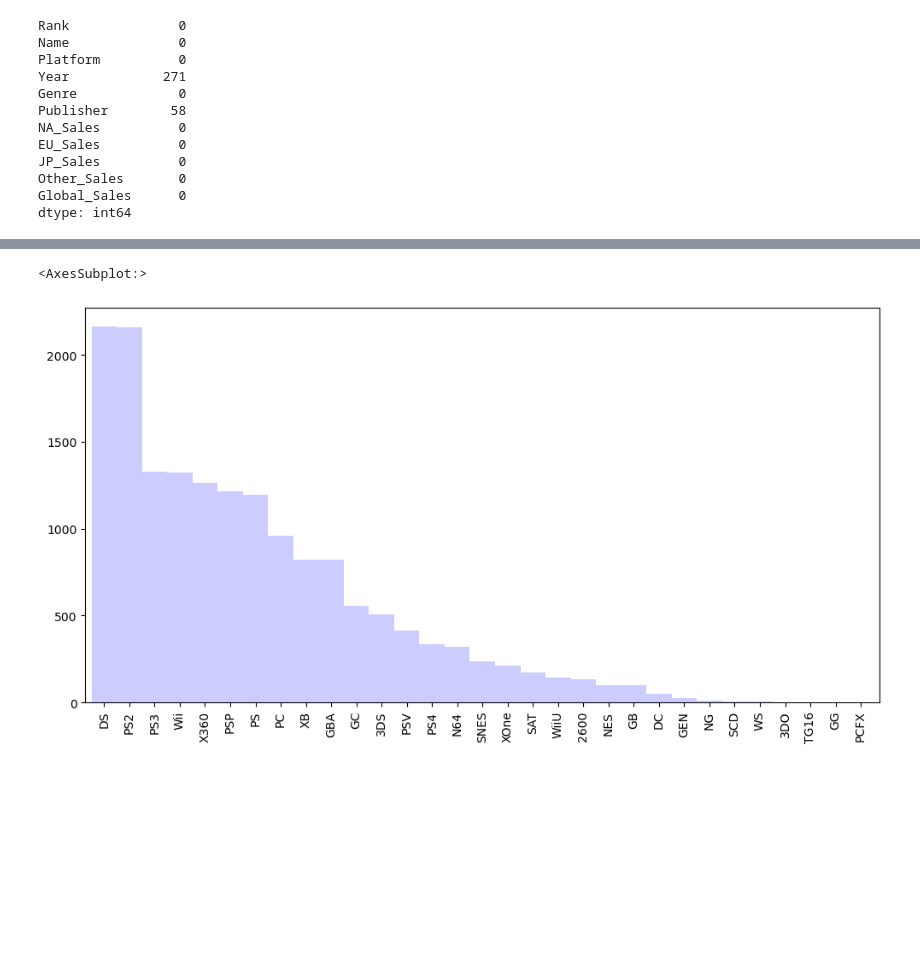
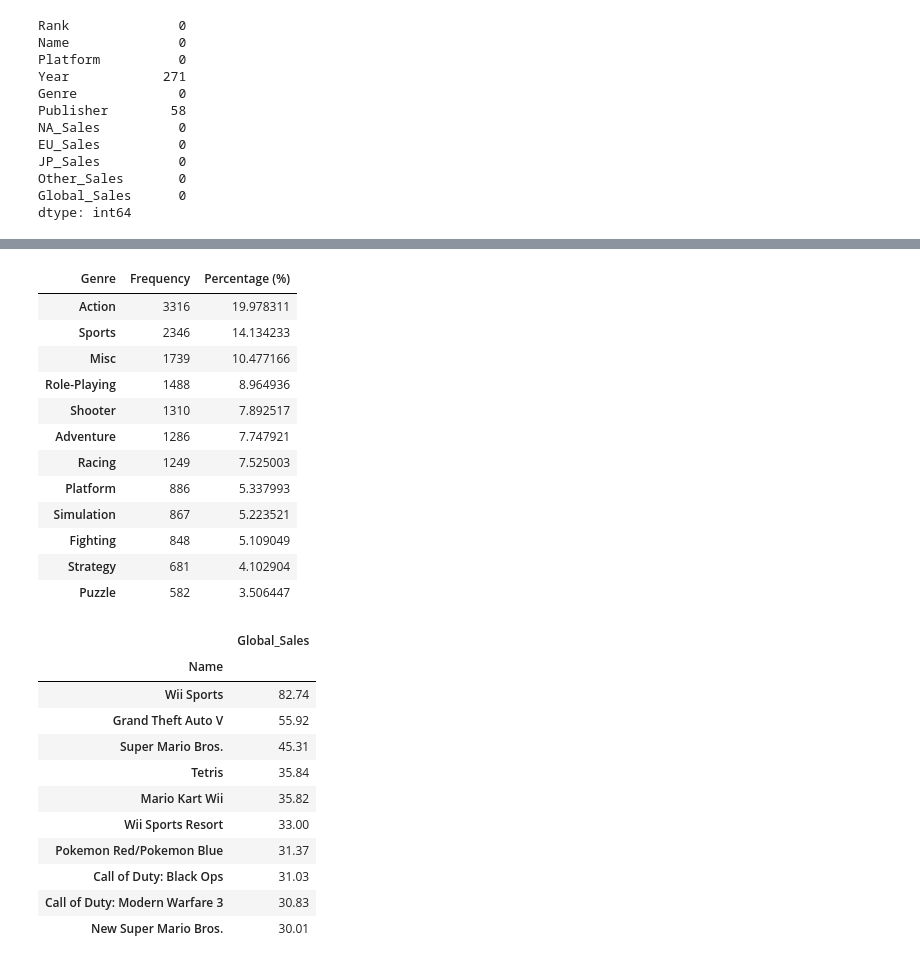
Before and after one commit to DavidCumaru/VideoGameSales, a Jupyter notebook: Video Game Sales.ipynb, the cells around one changed output, grey strips where cells are left out. Drawn from its saved outputs; the diff is of its cells as text; code cells hidden in the pictures; blank space fills up the shorter version.

```diff
--- a/Video Game Sales.ipynb
+++ b/Video Game Sales.ipynb
@@ -178,8 +198,40 @@ dist_freq_qualitativas
 | TG16 | 2 | 0.012050 |
 | GG | 1 | 0.006025 |
 | PCFX | 1 | 0.006025 |
-# %%
-dist_freq_qualitativas['Frequência'].plot.bar(width= 1, color = 'blue', alpha = 0.2, figsize=(12, 6))
-# %% [output]
-<AxesSubplot:>
-[figure, removed]
+# %%
+genre_freq = df['Genre'].value_counts()
+genre_percent = df['Genre'].value_counts(normalize = True) * 100
+freq_dist_genre = pd.DataFrame({'Frequency': genre_freq, 'Percentage (%)': genre_percent})
+freq_dist_genre.rename_axis('Genre', axis= 'columns', inplace = True)
+freq_dist_genre
+# %% [output]
+| Genre | Frequency | Percentage (%) |
+| Action | 3316 | 19.978311 |
+| Sports | 2346 | 14.134233 |
+| Misc | 1739 | 10.477166 |
+| Role-Playing | 1488 | 8.964936 |
+| Shooter | 1310 | 7.892517 |
+| Adventure | 1286 | 7.747921 |
+| Racing | 1249 | 7.525003 |
+| Platform | 886 | 5.337993 |
+| Simulation | 867 | 5.223521 |
+| Fighting | 848 | 5.109049 |
+| Strategy | 681 | 4.102904 |
+| Puzzle | 582 | 3.506447 |
+# %%
+table = df.groupby("Name").sum()
+table = table[["Global_Sales"]].sort_values(by="Global_Sales",ascending = False)
+table.head(10)
+# %% [output]
+|  | Global_Sales |
+| Name |  |
+| Wii Sports | 82.74 |
+| Grand Theft Auto V | 55.92 |
+| Super Mario Bros. | 45.31 |
+| Tetris | 35.84 |
+| Mario Kart Wii | 35.82 |
+| Wii Sports Resort | 33.00 |
+| Pokemon Red/Pokemon Blue | 31.37 |
+| Call of Duty: Black Ops | 31.03 |
+| Call of Duty: Modern Warfare 3 | 30.83 |
+| New Super Mario Bros. | 30.01 |
```
Also changed, not shown: parts of 24 cells of this notebook.
